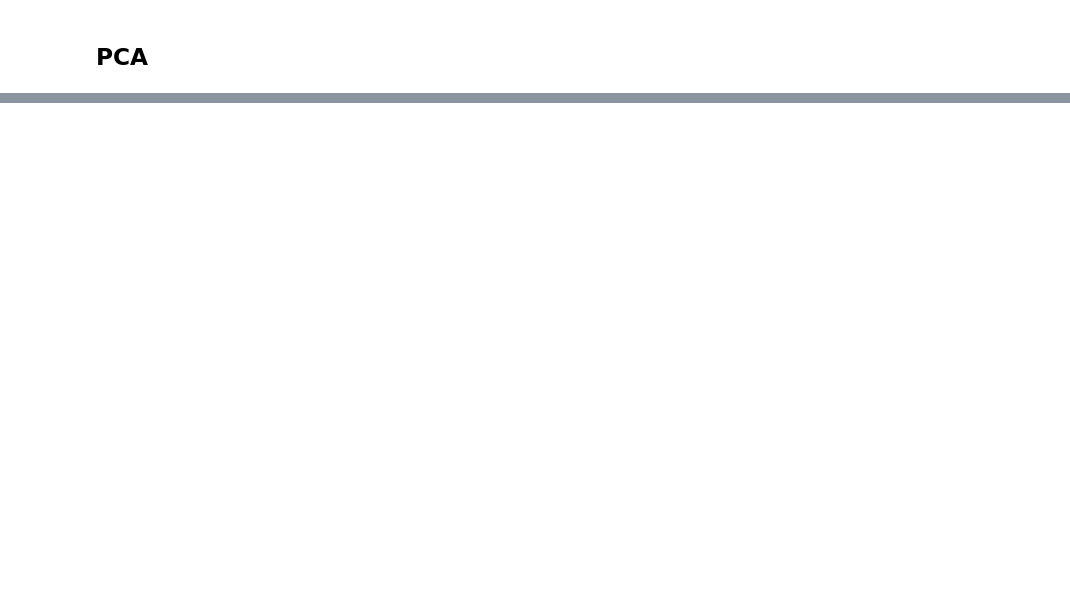
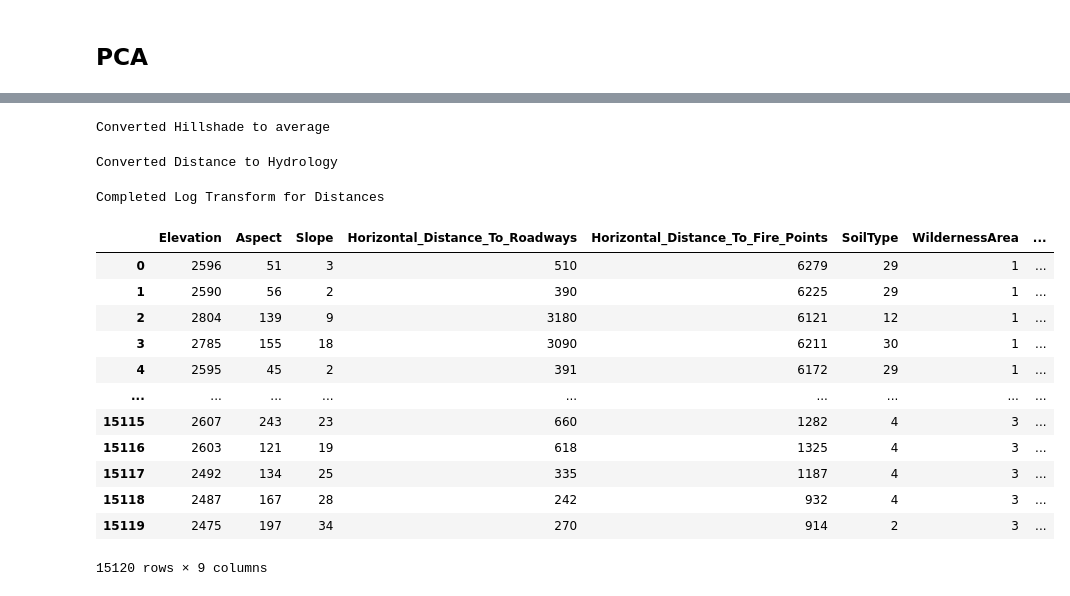
Before and after one commit to aidan-jackson-data/Forest-Cover-Type-Prediction, a Jupyter notebook: Models/PCA/andi_morey_pca.ipynb, the cells around one changed output, grey strips where cells are left out. Cells and saved outputs as stored; diff of their text form; code cells hidden in the pictures; blank space fills up the shorter version.

```diff
--- a/Models/PCA/andi_morey_pca.ipynb
+++ b/Models/PCA/andi_morey_pca.ipynb
@@ -134,0 +211,77 @@ dtype: float64
+# %%
+train_df = pd.read_csv(r"soil_wild_convert_train.csv")
+test_df = pd.read_csv(r"soil_wild_convert_test.csv")
+
+train_df['Average_Hillshade'] = abs((train_df['Hillshade_9am']+train_df['Hillshade_Noon']+train_df['Hillshade_3pm'])/3)
+test_df['Average_Hillshade'] = abs((test_df['Hillshade_9am']+test_df['Hillshade_Noon']+test_df['Hillshade_3pm'])/3)
+
+train_df = train_df.drop(columns=["Hillshade_9am"])
+train_df = train_df.drop(columns=["Hillshade_Noon"])
+train_df = train_df.drop(columns=["Hillshade_3pm"])
+test_df = test_df.drop(columns=["Hillshade_9am"])
+test_df = test_df.drop(columns=["Hillshade_Noon"])
+test_df = test_df.drop(columns=["Hillshade_3pm"])
+
+train_df.to_csv("hillshade_avg_convert_train.csv", index = False)
+test_df.to_csv("hillshade_avg_convert_test.csv", index = False)
+
+print("Converted Hillshade to average")
+# %% [output]
+Converted Hillshade to average
+# %%
+train_df = pd.read_csv(r"hillshade_avg_convert_train.csv")
+test_df = pd.read_csv(r"hillshade_avg_convert_test.csv")
+
+train_df['Total_Distance_to_Hydrology'] = (train_df['Horizontal_Distance_To_Hydrology']**2 +
+                                           train_df['Vertical_Distance_To_Hydrology']**2)**0.5
+test_df['Total_Distance_to_Hydrology'] = (test_df['Horizontal_Distance_To_Hydrology']**2 +
+                                          test_df['Vertical_Distance_To_Hydrology']**2)**0.5
+
+train_df = train_df.drop(columns=["Horizontal_Distance_To_Hydrology"])
+train_df = train_df.drop(columns=["Vertical_Distance_To_Hydrology"])
+test_df = test_df.drop(columns=["Horizontal_Distance_To_Hydrology"])
+test_df = test_df.drop(columns=["Vertical_Distance_To_Hydrology"])
+
+train_df.to_csv("total_distance_convert_train.csv", index = False)
+test_df.to_csv("total_distance_convert_test.csv", index = False)
+
+print("Converted Distance to Hydrology")
+# %% [output]
+Converted Distance to Hydrology
+# %%
+train_df = pd.read_csv(r"total_distance_convert_train.csv")
+test_df = pd.read_csv(r"total_distance_convert_test.csv")
+
+if 'Total_Distance_to_Hydrology' in train_df:
+    train_df['Total_Distance_to_Hydrology'] = np.log(train_df['Total_Distance_to_Hydrology']+1)
+
+if 'Total_Distance_to_Hydrology' in train_df:
+    test_df['Total_Distance_to_Hydrology'] = np.log(test_df['Total_Distance_to_Hydrology']+1)
+
+train_df['Horizontal_Distance_To_Roadways'] = np.log(train_df['Horizontal_Distance_To_Roadways']+1)
+test_df['Horizontal_Distance_To_Roadways'] = np.log(test_df['Horizontal_Distance_To_Roadways']+1)
+train_df['Horizontal_Distance_To_Fire_Points'] = np.log(train_df['Horizontal_Distance_To_Fire_Points']+1)
+test_df['Horizontal_Distance_To_Fire_Points'] = np.log(test_df['Horizontal_Distance_To_Fire_Points']+1)
+
+train_df.to_csv("log_transform_train.csv", index = False)
+test_df.to_csv("log_transform_test.csv", index = False)
+
+print("Completed Log Transform for Distances")
+# %% [output]
+Completed Log Transform for Distances
+# %%
+train_df
+# %% [output]
+|  | Elevation | Aspect | Slope | Horizontal_Distance_To_Roadways | Horizontal_Distance_To_Fire_Points | SoilType | WildernessArea | ... |
+| 0 | 2596 | 51 | 3 | 510 | 6279 | 29 | 1 | ... |
+| 1 | 2590 | 56 | 2 | 390 | 6225 | 29 | 1 | ... |
+| 2 | 2804 | 139 | 9 | 3180 | 6121 | 12 | 1 | ... |
+| 3 | 2785 | 155 | 18 | 3090 | 6211 | 30 | 1 | ... |
+| 4 | 2595 | 45 | 2 | 391 | 6172 | 29 | 1 | ... |
+| ... | ... | ... | ... | ... | ... | ... | ... | ... |
+| 15115 | 2607 | 243 | 23 | 660 | 1282 | 4 | 3 | ... |
+| 15116 | 2603 | 121 | 19 | 618 | 1325 | 4 | 3 | ... |
+| 15117 | 2492 | 134 | 25 | 335 | 1187 | 4 | 3 | ... |
+| 15118 | 2487 | 167 | 28 | 242 | 932 | 4 | 3 | ... |
+| 15119 | 2475 | 197 | 34 | 270 | 914 | 2 | 3 | ... |
+15120 rows × 9 columns
```
Also changed, not shown: parts of 7 cells of this notebook.
